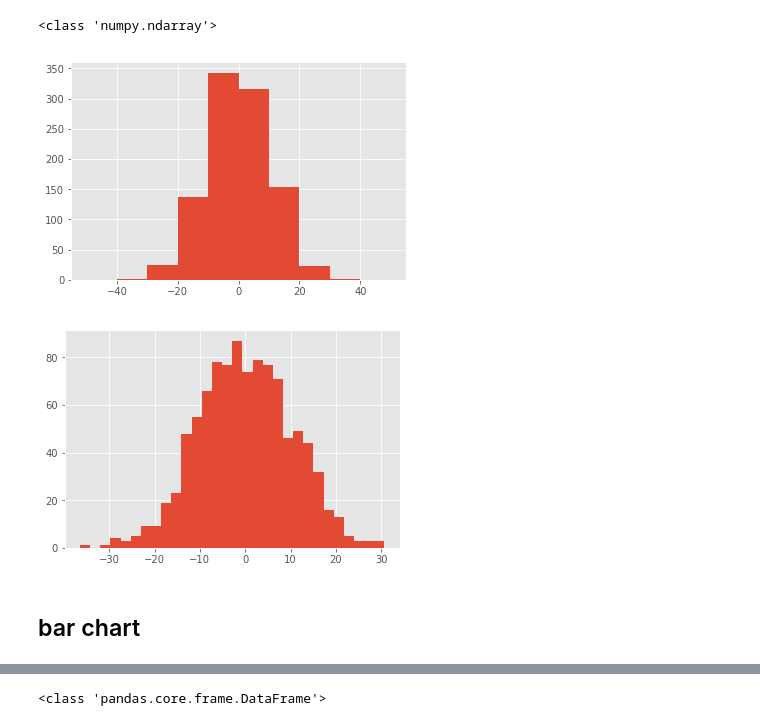
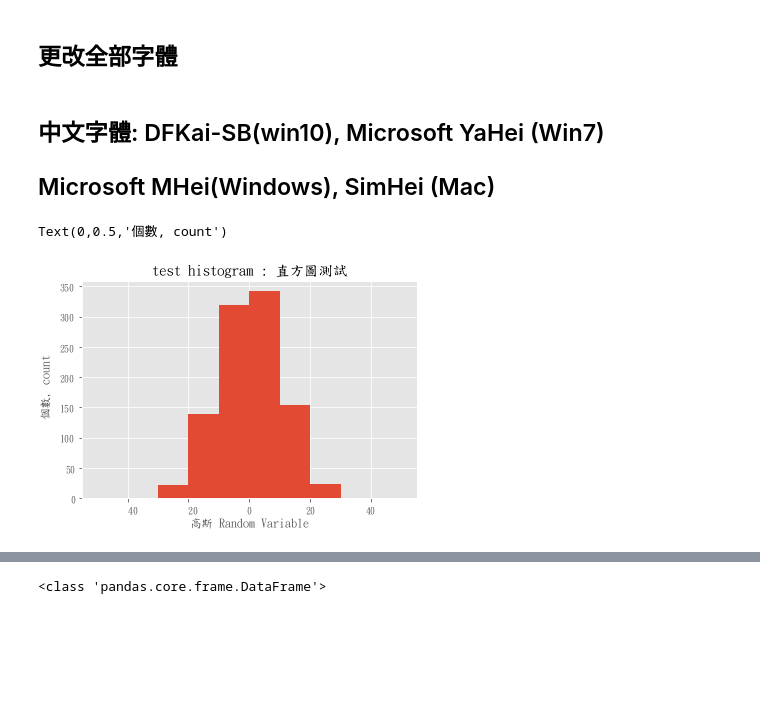
Before and after one commit to alabtsai/FGU-Class, a Jupyter notebook: Lecture_0530.ipynb, the cells around one changed output, grey strips where cells are left out. Saved outputs shown, nothing was run; the diff lists cells and outputs as text; code cells hidden in the pictures; blank space fills up the shorter version.

Commit message:
data visualization

```diff
--- a/Lecture_0530.ipynb
+++ b/Lecture_0530.ipynb
@@ -10,19 +16,20 @@ plt.style.use('ggplot')
+# %% [markdown]
+## 更改全部字體
+# %% [markdown]
+## 中文字體: DFKai-SB(win10), Microsoft YaHei (Win7)
+##  Microsoft MHei(Windows), SimHei (Mac)
+# %%
+plt.rcParams['font.family']='DFKai-SB'
 # %%
 x=np.random.normal(loc=0, scale=10, size=1000)
-# %%
-print(type(x))
-# %% [output]
-<class 'numpy.ndarray'>
 # %%
 bins=[-50,-40,-30,-20,-10,0,10,20,30,40,50]
+#plt.figure(figsize=(6,6))
+
 plt.hist(x,bins)
-plt.show()
+plt.title("test histogram : 直方圖測試",color='black')
+plt.xlabel('高斯 Random Variable')
+plt.ylabel('個數, count')
 # %% [output]
+Text(0,0.5,'個數, count')
-[figure, old version]
+[figure, new version]
-# %%
-plt.hist(x,bins=30)
-plt.show()
-# %% [output]
-[figure, removed]
-# %% [markdown]
-## bar chart
```
Also changed, not shown: parts of 62 cells of this notebook.
